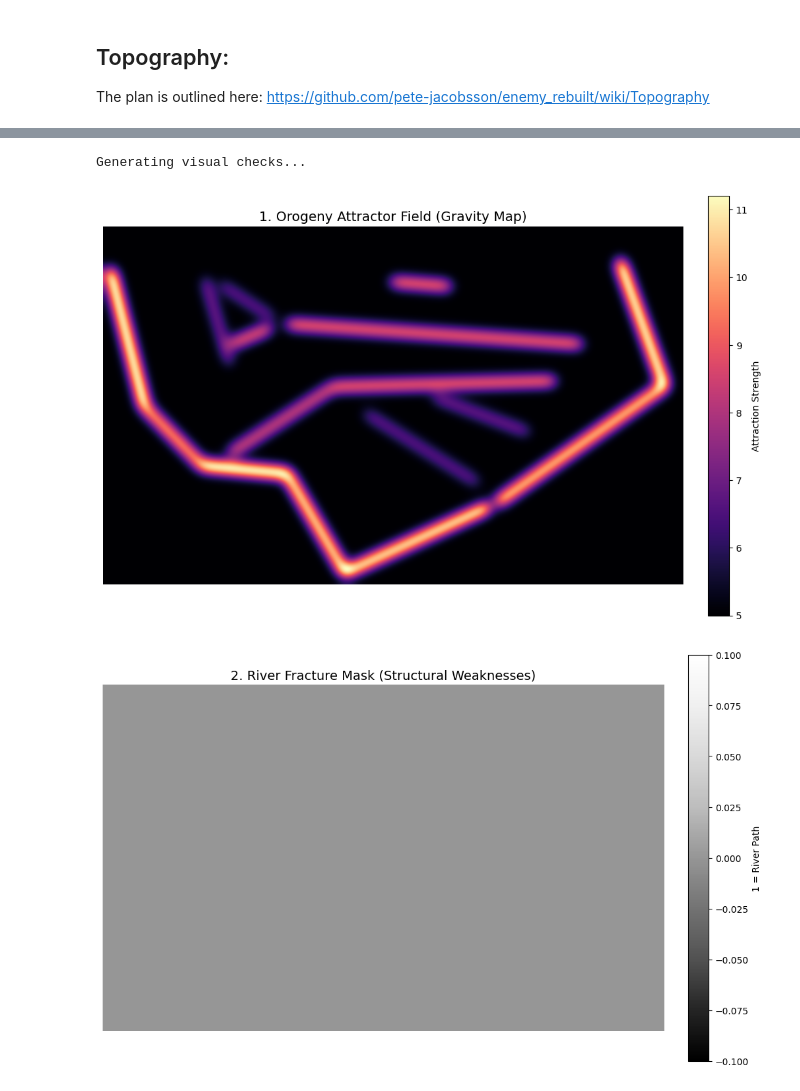
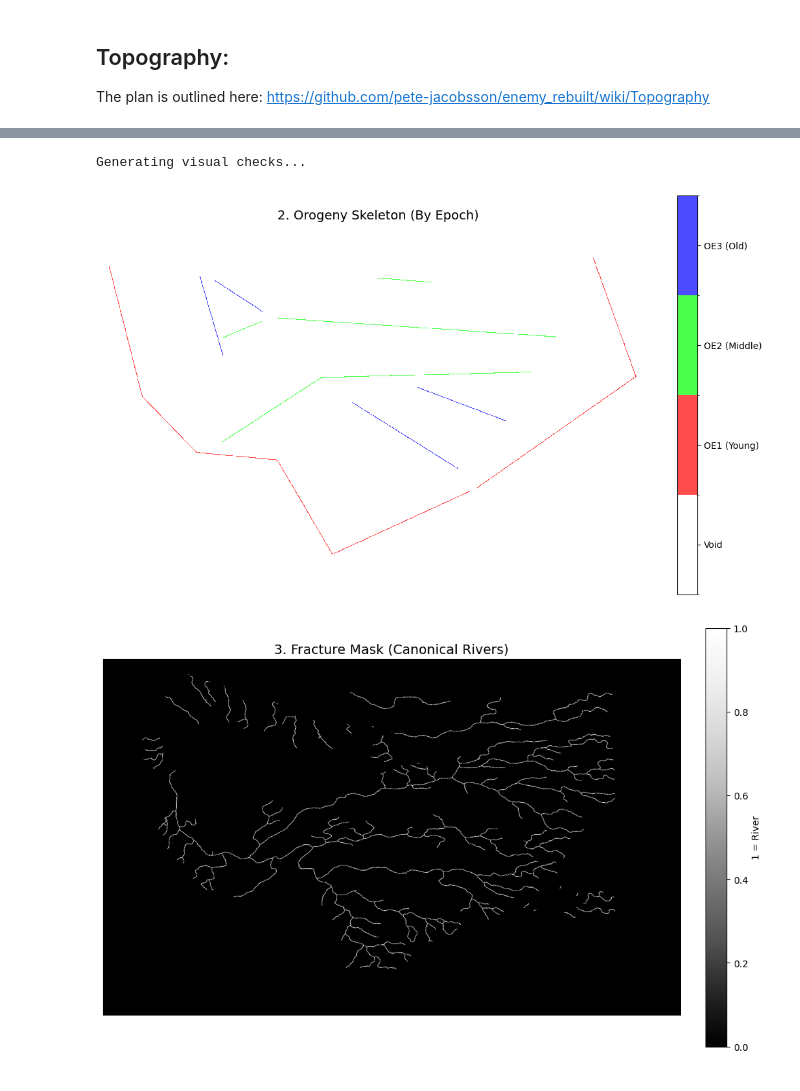
Before and after one commit to pete-jacobsson/enemy_rebuilt, a Jupyter notebook: wfrp_empire_phys_geo.ipynb, the cells around one changed output, grey strips where cells are left out. Drawn from its saved outputs; the diff is of its cells as text; code cells hidden in the pictures.

Commit message:
Restart the epoch 1 ops

```diff
--- a/wfrp_empire_phys_geo.ipynb
+++ b/wfrp_empire_phys_geo.ipynb
@@ -462,54 +450,75 @@ AttributeError: 'RiverNetworkGenerator' object has no attribute 'burn_fractures'
 # %%
 # ==============================================================================
-# VISUAL VERIFICATION EPOCH 1
+# VISUAL VERIFICATION EPOCH 1 (Updated)
 # ==============================================================================
 import matplotlib.pyplot as plt
+import matplotlib.colors as mcolors
 import numpy as np
 
 print("Generating visual checks...")
+
+def plot_discrete_layer(data, title, label_map):
+    """
+    Custom plotter for discrete integer maps (Epochs).
+    """
+    plt.figure(figsize=(12, 8))
+
+    if data is None or np.max(data) == 0:
+        plt.text(0.5, 0.5, f"{title}\nDATA MISSING OR EMPTY", ha='center', fontsize=20, color='red')
+        plt.title(title, fontsize=14)
+        plt.axis('off')
+        plt.show()
+        return
+
+    # Create a custom colormap: 0=White, 1=Red, 2=Green, 3=Blue
+    # (Adjust colors as you like)
+    colors = ['white', '#ff4d4d', '#4dff4d', '#4d4dff']
+    cmap = mcolors.ListedColormap(colors)
+    bounds = [0, 1, 2, 3, 4]
+    norm = mcolors.BoundaryNorm(bounds, cmap.N)
+
+    im = plt.imshow(data, cmap=cmap, norm=norm, interpolation='nearest')
+
+    # Custom Legend
+    cbar = plt.colorbar(im, ticks=[0.5, 1.5, 2.5, 3.5], fraction=0.046, pad=0.04)
+    cbar.ax.set_yticklabels(['Void', 'OE1 (Young)', 'OE2 (Middle)', 'OE3 (Old)'])
+
+    plt.title(title, fontsize=14)
+    plt.axis('off')
+    plt.show()
 
 def plot_layer(data, title, cmap, vmin=None, vmax=None, label=None):
     plt.figure(figsize=(12, 8))
     if data is None:
         plt.text(0.5, 0.5, f"{title}\nDATA MISSING", ha='center', fontsize=20, color='red')
     else:
         plt.imshow(data, cmap=cmap, vmin=vmin, vmax=vmax)
         plt.colorbar(label=label, fraction=0.046, pad=0.04)
     plt.title(title, fontsize=14)
     plt.axis('off')
     plt.show()
 
-# 1. Rainfall Attractor (The Source)
-# Where do the rivers start? (Perlin Noise)
+# 1. Rainfall (Pass)
 rain = world.layers.get("attractor_field")
-plot_layer(rain, "1. Rainfall Attractor (Simulation Input)", 'Blues', label="Rainfall Probability")
+# plot_layer(rain, "1. Rainfall Attractor", 'Blues', label="Rainfall Probability") # Optional
 
-# 2. Orogeny Skeleton (The Walls)
-# These are the 'Hard Roots' and 'Barriers' derived from OE vectors.
+# 2. Orogeny Skeleton (The Critical Check)
+# We expect to see lines in 3 distinct colors
 skeleton = world.layers.get("skeleton_mask")
-plot_layer(skeleton, "2. Orogeny Skeleton (Future Ridge Structure)", 'copper_r', label="1 = Ridge Axis")
+plot_discrete_layer(
+    skeleton,
+    "2. Orogeny Skeleton (By Epoch)",
+    {1: "OE1", 2: "OE2", 3: "OE3"}
+)
 
-# 3. Ghost Potential Field (The Slope)
-# This is the invisible terrain the rivers 'rolled' down.
-# Crucial Check: Do we see 'Tents' around the Ridges?
-ghost = world.layers.get("ghost_potential") # Ensure Generator saves this!
-plot_layer(ghost, "3. Ghost Potential (Pathfinding Cost Surface)", 'viridis', label="Potential (Dist to Sea)")
+# 3. Fracture Mask
+fractures = world.layers.get("fracture_mask")
+plot_layer(fractures, "3. Fracture Mask (Canonical Rivers)", 'Greys_r', label="1 = River")
 
-# 4. River Network (The Result)
-# The final paths found by the droplets.
-fractures = world.layers.get("fracture_mask")
-plot_layer(fractures, "4. Antecedent River Network (Fracture Mask)", 'Greys_r', label="1 = River Path")
-
-# 5. Lithology Map (The Handoff)
-# This is what gets passed to the Eroder.
-# We want to see: Grey Background (Sediment), Blue Lines (Rivers), Black Spines (Ridges).
+# 4. Final Lithology
 litho = world.lithology_id
-plot_layer(litho, "5. Final Lithology ID Map (Material Inputs)", 'tab20c', vmin=0, vmax=100, label="Material ID")
-
-# 6. Primordial Seabed (Reference)
-elev = world.elevation
-plot_layer(elev, "6. Primordial Seabed (Base Elevation)", 'terrain', vmin=-100, vmax=100, label="Height (m)")
+plot_layer(litho, "4. Final Lithology ID Map", 'tab20c', vmin=0, vmax=100, label="Material ID")
 # %% [output]
 Generating visual checks...
-[figure, old version]
+[figure, new version]
-[figure, old version]
+[figure, new version]
```
Also changed, not shown: parts of 4 cells of this notebook, 1 other file.
